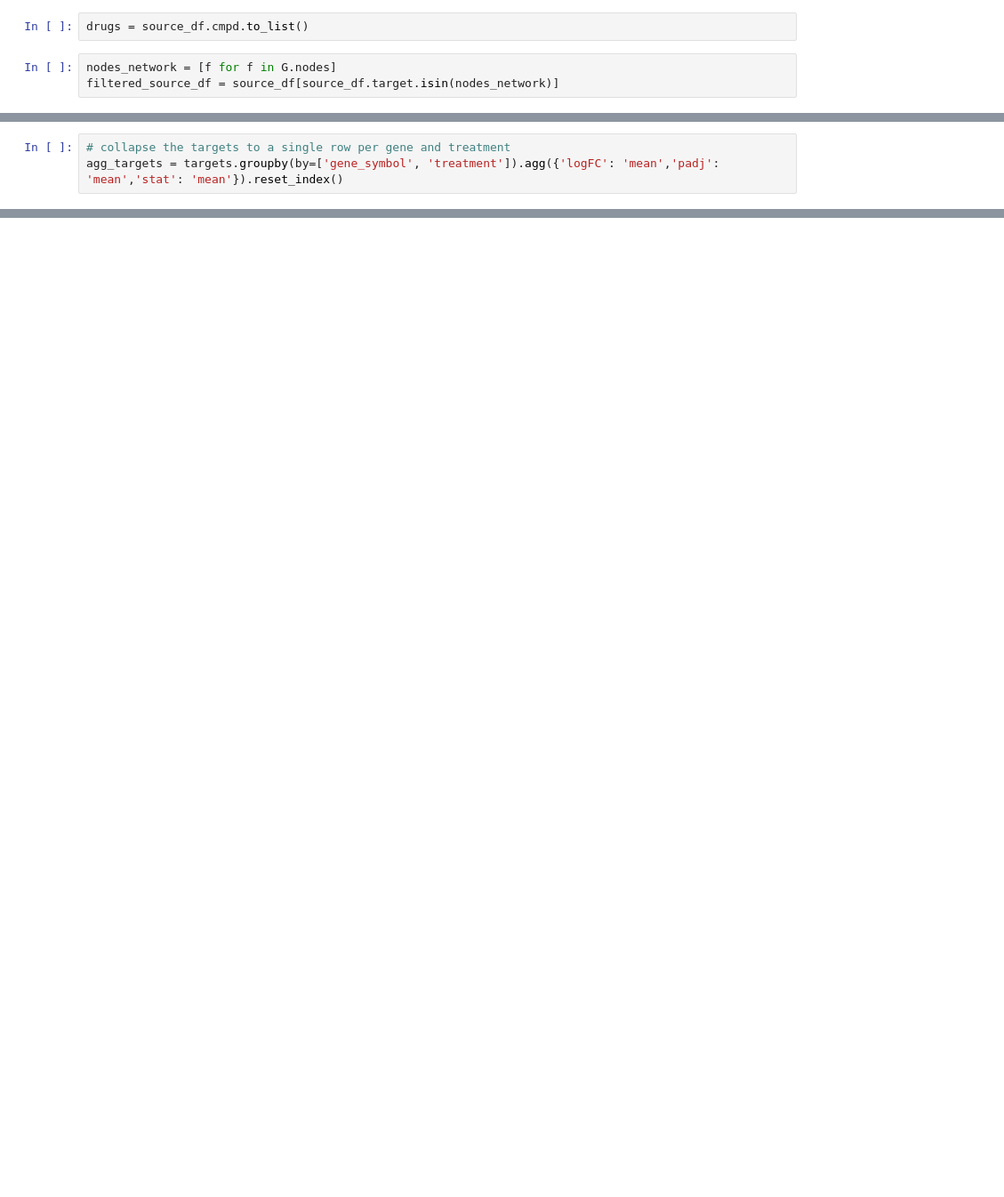
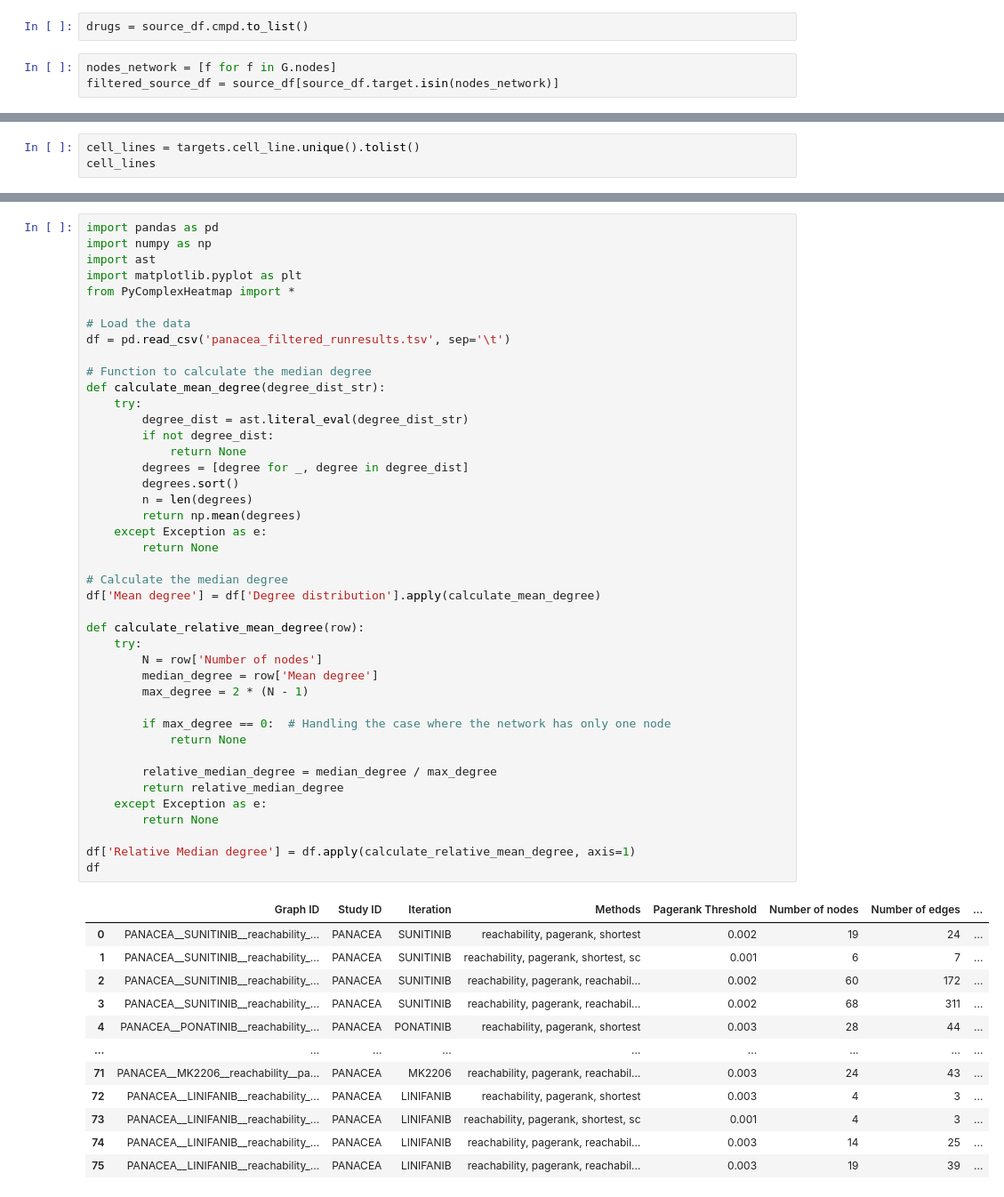
Before and after one commit to saezlab/uptown, a Jupyter notebook: panacea_study.ipynb, the cells around one changed output, grey strips where cells are left out. Shown: that part at 89% size. Cells and saved outputs as stored; diff of their text form; blank space fills up the shorter version.

```diff
--- a/panacea_study.ipynb
+++ b/panacea_study.ipynb
@@ -120,3 +72,0 @@ targets
-# %%
-# collapse the targets to a single row per gene and treatment
-agg_targets = targets.groupby(by=['gene_symbol', 'treatment']).agg({'logFC': 'mean','padj': 'mean','stat': 'mean'}).reset_index()
@@ -146,0 +73,3 @@ agg_targets.groupby(by=['treatment']).agg({'gene_symbol': 'count'})
+# %%
+cell_lines = targets.cell_line.unique().tolist()
+cell_lines
@@ -213,0 +658,55 @@ Warning: The network is too small.
+# %%
+import pandas as pd
+import numpy as np
+import ast
+import matplotlib.pyplot as plt
+from PyComplexHeatmap import *
+
+# Load the data
+df = pd.read_csv('panacea_filtered_runresults.tsv', sep='\t')
+
+# Function to calculate the median degree
+def calculate_mean_degree(degree_dist_str):
+    try:
+        degree_dist = ast.literal_eval(degree_dist_str)
+        if not degree_dist:
+            return None
+        degrees = [degree for _, degree in degree_dist]
+        degrees.sort()
+        n = len(degrees)
+        return np.mean(degrees)
+    except Exception as e:
+        return None
+
+# Calculate the median degree
+df['Mean degree'] = df['Degree distribution'].apply(calculate_mean_degree)
+
+def calculate_relative_mean_degree(row):
+    try:
+        N = row['Number of nodes']
+        median_degree = row['Mean degree']
+        max_degree = 2 * (N - 1)
+
+        if max_degree == 0:  # Handling the case where the network has only one node
+            return None
+
+        relative_median_degree = median_degree / max_degree
+        return relative_median_degree
+    except Exception as e:
+        return None
+
+df['Relative Median degree'] = df.apply(calculate_relative_mean_degree, axis=1)
+df
+# %% [output]
+|  | Graph ID | Study ID | Iteration | Methods | Pagerank Threshold | Number of nodes | Number of edges | ... |
+| 0 | PANACEA__SUNITINIB__reachability_... | PANACEA | SUNITINIB | reachability, pagerank, shortest | 0.002 | 19 | 24 | ... |
+| 1 | PANACEA__SUNITINIB__reachability_... | PANACEA | SUNITINIB | reachability, pagerank, shortest, sc | 0.001 | 6 | 7 | ... |
+| 2 | PANACEA__SUNITINIB__reachability_... | PANACEA | SUNITINIB | reachability, pagerank, reachabil... | 0.002 | 60 | 172 | ... |
+| 3 | PANACEA__SUNITINIB__reachability_... | PANACEA | SUNITINIB | reachability, pagerank, reachabil... | 0.002 | 68 | 311 | ... |
+| 4 | PANACEA__PONATINIB__reachability_... | PANACEA | PONATINIB | reachability, pagerank, shortest | 0.003 | 28 | 44 | ... |
+| ... | ... | ... | ... | ... | ... | ... | ... | ... |
+| 71 | PANACEA__MK2206__reachability__pa... | PANACEA | MK2206 | reachability, pagerank, reachabil... | 0.003 | 24 | 43 | ... |
+| 72 | PANACEA__LINIFANIB__reachability_... | PANACEA | LINIFANIB | reachability, pagerank, shortest | 0.003 | 4 | 3 | ... |
+| 73 | PANACEA__LINIFANIB__reachability_... | PANACEA | LINIFANIB | reachability, pagerank, shortest, sc | 0.001 | 4 | 3 | ... |
+| 74 | PANACEA__LINIFANIB__reachability_... | PANACEA | LINIFANIB | reachability, pagerank, reachabil... | 0.003 | 14 | 25 | ... |
+| 75 | PANACEA__LINIFANIB__reachability_... | PANACEA | LINIFANIB | reachability, pagerank, reachabil... | 0.003 | 19 | 39 | ... |
```
Also changed, not shown: parts of 34 cells of this notebook, 4 other files.
